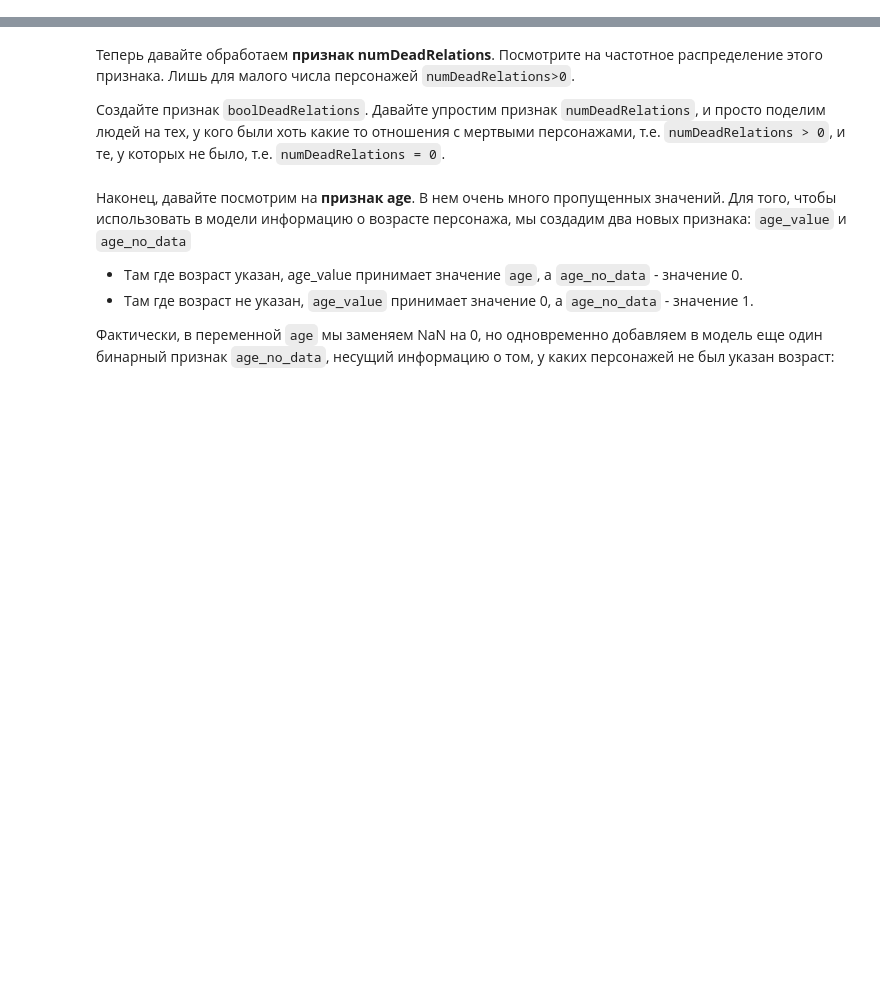
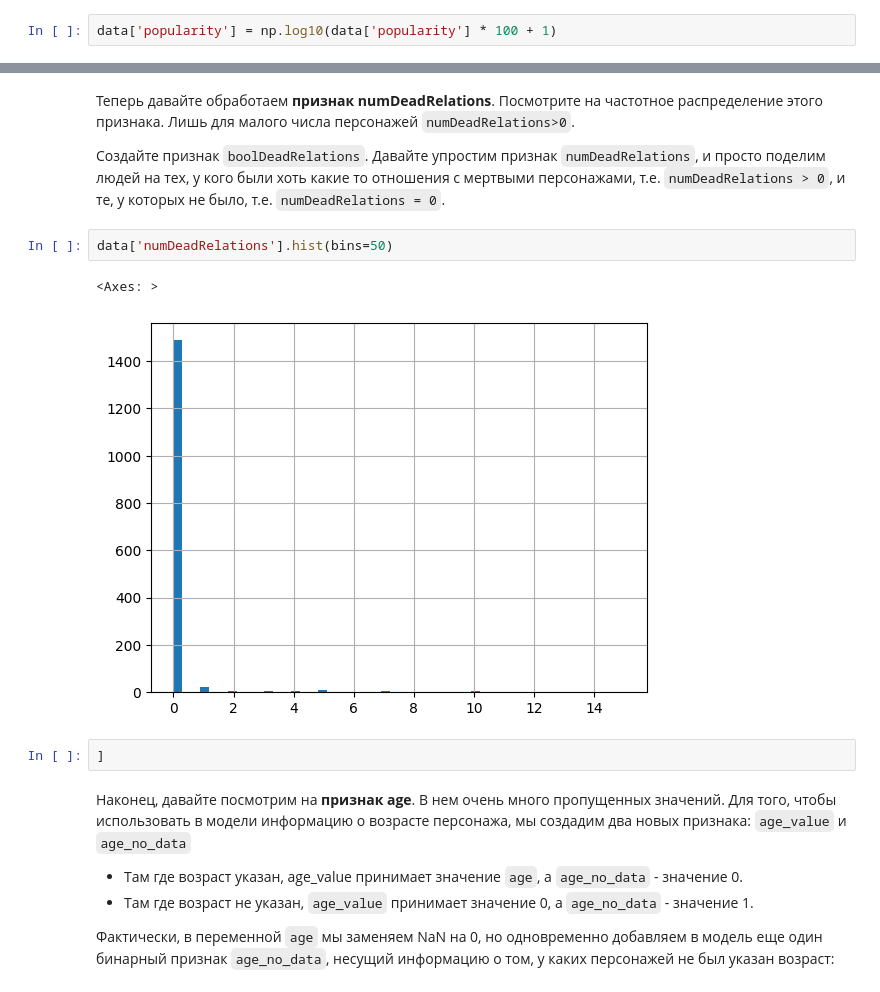
Before and after one commit to solver2005/basis_of_python, a Jupyter notebook: week_01_ml_intro/Homework/hw_1_game_of_thrones.ipynb, the cells around one changed output, grey strips where cells are left out. Cells and saved outputs as stored; diff of their text form; blank space fills up the shorter version.

```diff
--- a/week_01_ml_intro/Homework/hw_1_game_of_thrones.ipynb
+++ b/week_01_ml_intro/Homework/hw_1_game_of_thrones.ipynb
@@ -205,3 +222,5 @@ NameError: name 'np' is not defined
+# %%
+data['popularity'] = np.log10(data['popularity'] * 100 + 1)
 # %% [markdown]
 В качестве альтернативного подхода вы можете попробовать дискретизацию признака popularity на основе квантилей (quantile binning), используя функцию qcut() (https://pandas.pydata.org/pandas-docs/stable/reference/api/pandas.qcut.html). В этом случае вы преобразуете числовой признак popularity в категориальный, для которого в дальнейшем надо будет применить one-hot кодирование.
 # %% [markdown]
@@ -209,6 +228,13 @@ NameError: name 'np' is not defined
 Посмотрите на частотное распределение этого признака. Лишь для малого числа персонажей `numDeadRelations>0`.
 
 Создайте признак `boolDeadRelations`. Давайте упростим признак `numDeadRelations`, и просто поделим людей на тех, у кого были хоть какие то отношения с мертвыми персонажами, т.е. `numDeadRelations > 0`, и те, у которых не было, т.е. `numDeadRelations = 0`.
+# %%
+data['numDeadRelations'].hist(bins=50)
+# %% [output]
+<Axes: >
+[figure, added]
+# %%
+]
 # %% [markdown]
 Наконец, давайте посмотрим на **признак age**. В нем очень много пропущенных значений. Для того, чтобы использовать в модели информацию о возрасте персонажа, мы создадим два новых признака: `age_value` и `age_no_data`
 
```
Also changed, not shown: parts of 1 cell of this notebook.
